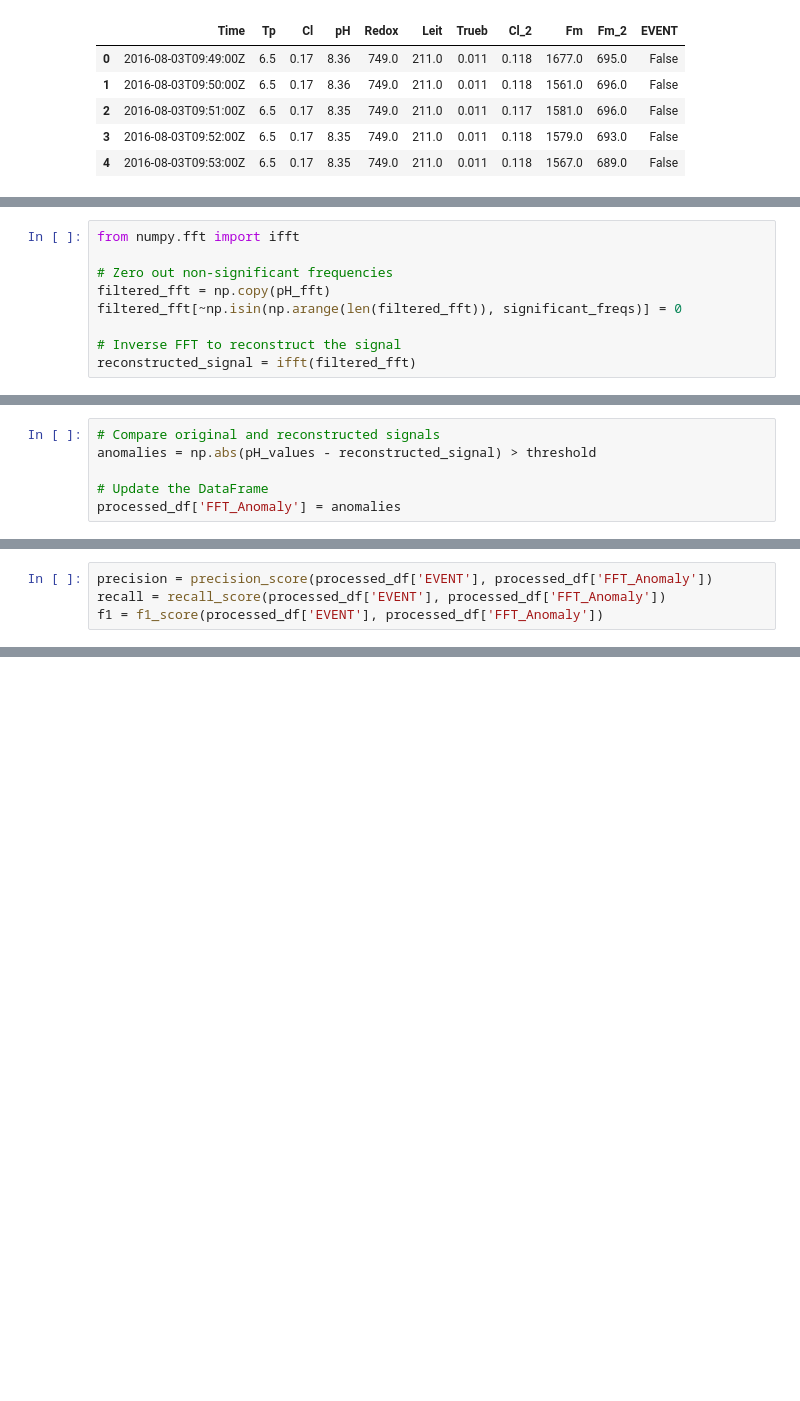
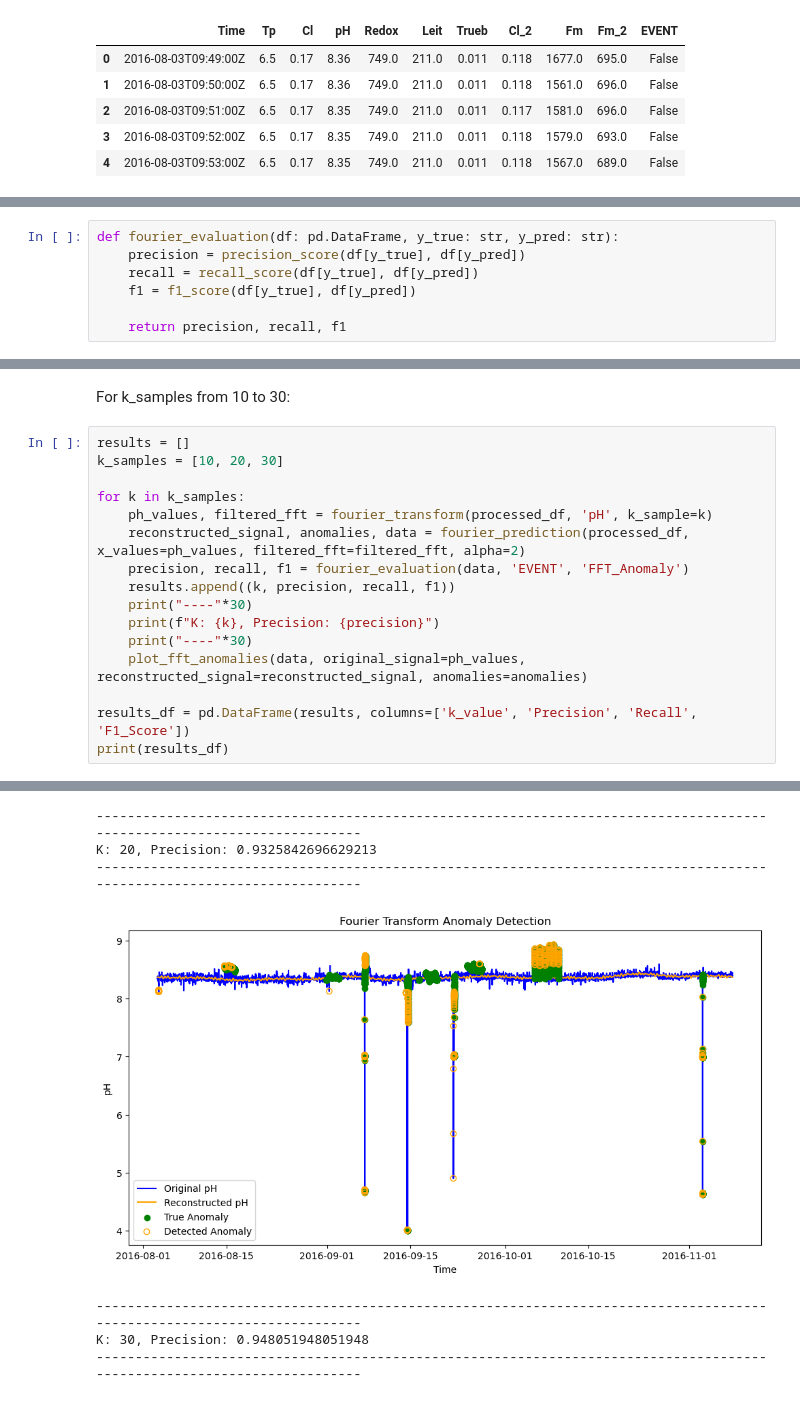
Before and after one commit to tanle8/tsa-gecco-challenge, a Jupyter notebook: notebooks/fourier_transform.ipynb, the cells around one changed output, grey strips where cells are left out. Saved outputs shown, nothing was run; the diff lists cells and outputs as text; blank space fills up the shorter version.

```diff
--- a/notebooks/fourier_transform.ipynb
+++ b/notebooks/fourier_transform.ipynb
@@ -71,9 +49,0 @@ significant_freqs = np.argsort(magnitudes)[-10:]
-# %%
-from numpy.fft import ifft
-
-# Zero out non-significant frequencies
-filtered_fft = np.copy(pH_fft)
-filtered_fft[~np.isin(np.arange(len(filtered_fft)), significant_freqs)] = 0
-
-# Inverse FFT to reconstruct the signal
-reconstructed_signal = ifft(filtered_fft)
@@ -95,6 +49,0 @@ processed_df['FFT_Anomaly'] = anomalies
-# %%
-# Compare original and reconstructed signals
-anomalies = np.abs(pH_values - reconstructed_signal) > threshold
-
-# Update the DataFrame
-processed_df['FFT_Anomaly'] = anomalies
@@ -111,3 +80,10 @@ processed_df.head()
+# %%
+def fourier_evaluation(df: pd.DataFrame, y_true: str, y_pred: str):
+    precision = precision_score(df[y_true], df[y_pred])
+    recall = recall_score(df[y_true], df[y_pred])
+    f1 = f1_score(df[y_true], df[y_pred])
+
+    return precision, recall, f1
 # %%
 def plot_fft_anomalies(df, original_signal, reconstructed_signal, anomalies):
     plt.figure(figsize=(12, 6))
@@ -127,4 +98,0 @@ plot_fft_anomalies(processed_df, pH_values, reconstructed_signal, anomalies)
-# %%
-precision = precision_score(processed_df['EVENT'], processed_df['FFT_Anomaly'])
-recall = recall_score(processed_df['EVENT'], processed_df['FFT_Anomaly'])
-f1 = f1_score(processed_df['EVENT'], processed_df['FFT_Anomaly'])
@@ -134,0 +113,19 @@ print(precision, recall, f1)
+# %% [markdown]
+For k_samples from 10 to 30:
+# %%
+results = []
+k_samples = [10, 20, 30]
+
+for k in k_samples:
+    ph_values, filtered_fft = fourier_transform(processed_df, 'pH', k_sample=k)
+    reconstructed_signal, anomalies, data = fourier_prediction(processed_df, x_values=ph_values, filtered_fft=filtered_fft, alpha=2)
+    precision, recall, f1 = fourier_evaluation(data, 'EVENT', 'FFT_Anomaly')
+    results.append((k, precision, recall, f1))
+    print("----"*30)
+    print(f"K: {k}, Precision: {precision}")
+    print("----"*30)
+    plot_fft_anomalies(data, original_signal=ph_values, reconstructed_signal=reconstructed_signal, anomalies=anomalies)
+
+results_df = pd.DataFrame(results, columns=['k_value', 'Precision', 'Recall', 'F1_Score'])
+print(results_df)
+# %% [output]
@@ -134,0 +136,7 @@ print(precision, recall, f1)
+------------------------------------------------------------------------------------------------------------------------
+K: 20, Precision: 0.9325842696629213
+------------------------------------------------------------------------------------------------------------------------
+[figure, added]
+------------------------------------------------------------------------------------------------------------------------
+K: 30, Precision: 0.948051948051948
+------------------------------------------------------------------------------------------------------------------------
```
Also changed, not shown: parts of 31 cells of this notebook.
